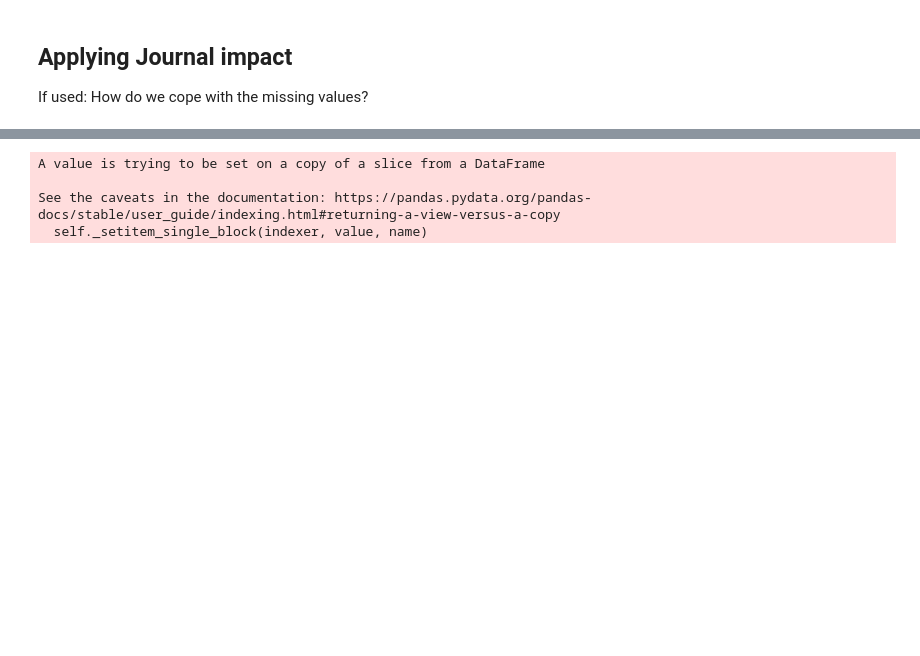
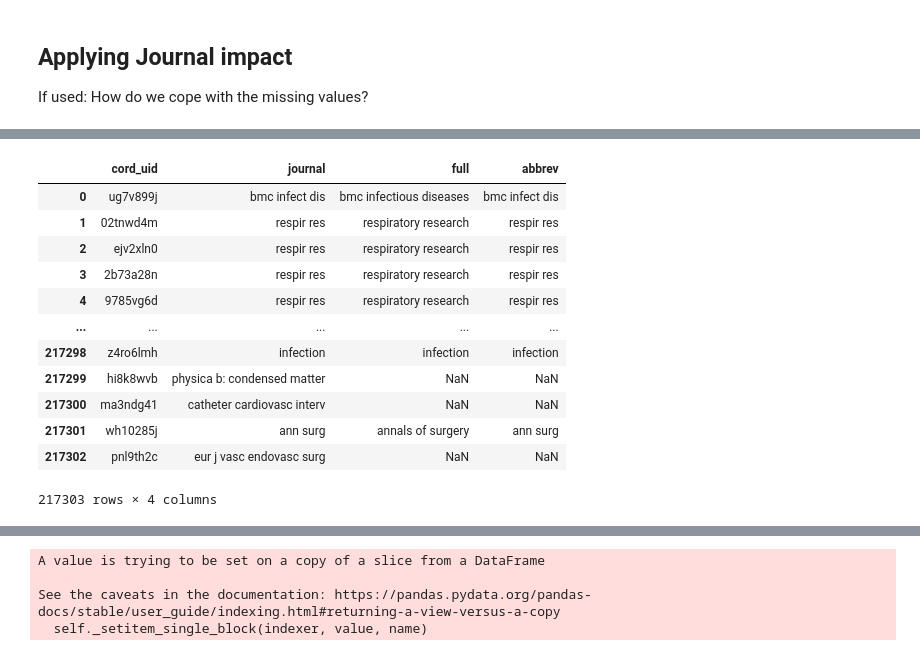
Before and after one commit to nicolasrehbach/WIR-Project, a Jupyter notebook: WIR_project.ipynb, the cells around one changed output, grey strips where cells are left out. Drawn from its saved outputs; the diff is of its cells as text; code cells hidden in the pictures; blank space fills up the shorter version.

```diff
--- a/WIR_project.ipynb
+++ b/WIR_project.ipynb
@@ -429,5 +472,21 @@ journals = pd.DataFrame(journals)
 # %%
 journals = pd.merge(journals, journal_abbrev, left_on='journal', right_on='abbrev', how='left')
+# %%
+journals
+# %% [output]
+|  | cord_uid | journal | full | abbrev |
+| 0 | ug7v899j | bmc infect dis | bmc infectious diseases | bmc infect dis |
+| 1 | 02tnwd4m | respir res | respiratory research | respir res |
+| 2 | ejv2xln0 | respir res | respiratory research | respir res |
+| 3 | 2b73a28n | respir res | respiratory research | respir res |
+| 4 | 9785vg6d | respir res | respiratory research | respir res |
+| ... | ... | ... | ... | ... |
+| 217298 | z4ro6lmh | infection | infection | infection |
+| 217299 | hi8k8wvb | physica b: condensed matter | NaN | NaN |
+| 217300 | ma3ndg41 | catheter cardiovasc interv | NaN | NaN |
+| 217301 | wh10285j | ann surg | annals of surgery | ann surg |
+| 217302 | pnl9th2c | eur j vasc endovasc surg | NaN | NaN |
+217303 rows × 4 columns
 # %%
 journals = journals[['cord_uid', 'journal', 'full', 'abbrev']]
 journals['full'] = journals['full'].fillna(journals['journal'])
```
Also changed, not shown: parts of 49 cells of this notebook.
